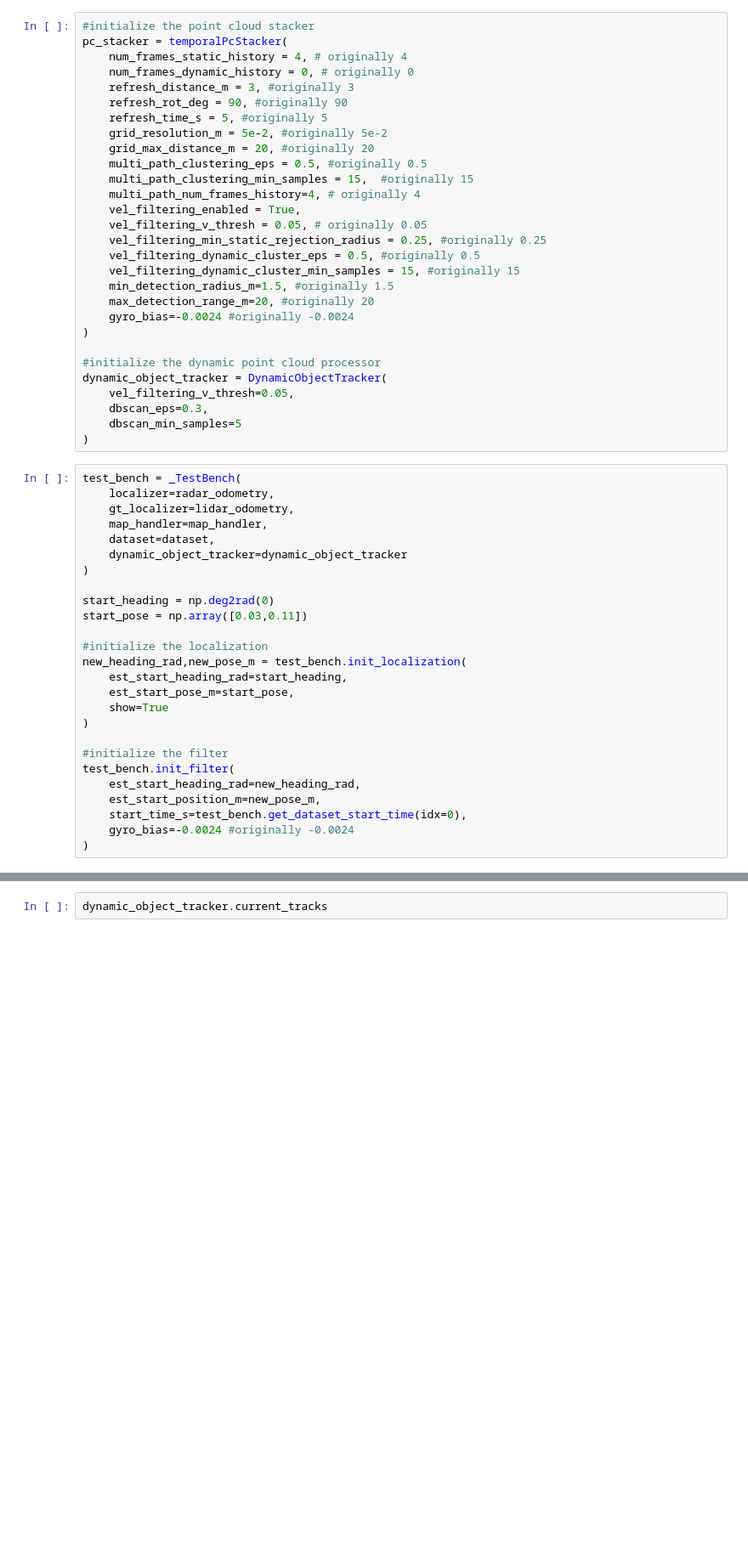
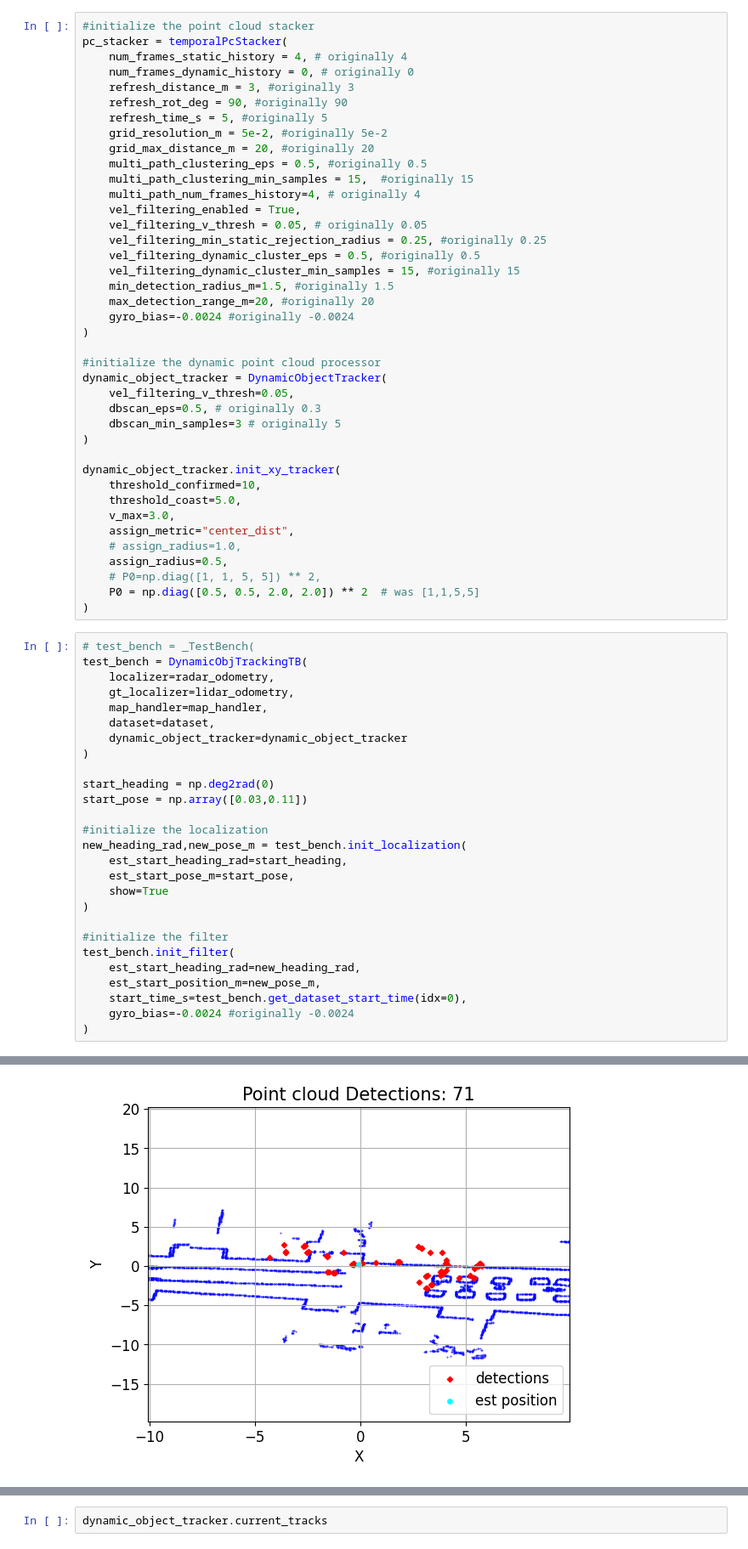
Before and after one commit to davidmhunt/odometry, a Jupyter notebook: notebooks/eval_dynamic_tracking_radnav_stacked_pc_tracking_tb.ipynb, the cells around one changed output, grey strips where cells are left out. Shown at 85% size. Drawn from its saved outputs; the diff is of its cells as text; blank space fills up the shorter version.

Commit message:
added initialization for xy_tracker

```diff
--- a/notebooks/eval_dynamic_tracking_radnav_stacked_pc_tracking_tb.ipynb
+++ b/notebooks/eval_dynamic_tracking_radnav_stacked_pc_tracking_tb.ipynb
@@ -97,11 +107,23 @@ pc_stacker = temporalPcStacker(
 #initialize the dynamic point cloud processor
 dynamic_object_tracker = DynamicObjectTracker(
     vel_filtering_v_thresh=0.05,
-    dbscan_eps=0.3,
-    dbscan_min_samples=5
+    dbscan_eps=0.5, # originally 0.3
+    dbscan_min_samples=3 # originally 5
 )
+
+dynamic_object_tracker.init_xy_tracker(
+    threshold_confirmed=10,
+    threshold_coast=5.0,
+    v_max=3.0,
+    assign_metric="center_dist",
+    # assign_radius=1.0,
+    assign_radius=0.5,
+    # P0=np.diag([1, 1, 5, 5]) ** 2,
+    P0 = np.diag([0.5, 0.5, 2.0, 2.0]) ** 2  # was [1,1,5,5]
+)
 # %%
-test_bench = _TestBench(
+# test_bench = _TestBench(
+test_bench = DynamicObjTrackingTB(
     localizer=radar_odometry,
     gt_localizer=lidar_odometry,
     map_handler=map_handler,
@@ -126,3 +148,4 @@ test_bench.init_filter(
     start_time_s=test_bench.get_dataset_start_time(idx=0),
     gyro_bias=-0.0024 #originally -0.0024
 )
+# %% [output]
@@ -129,3 +155,4 @@ test_bench.init_filter(
+[figure, added]
 # %%
 #loading directory from .env file
 MOVIE_TEMP_DIRECTORY = os.getenv("MOVIE_TEMP_DIRECTORY")
```
Also changed, not shown: parts of 11 cells of this notebook.
